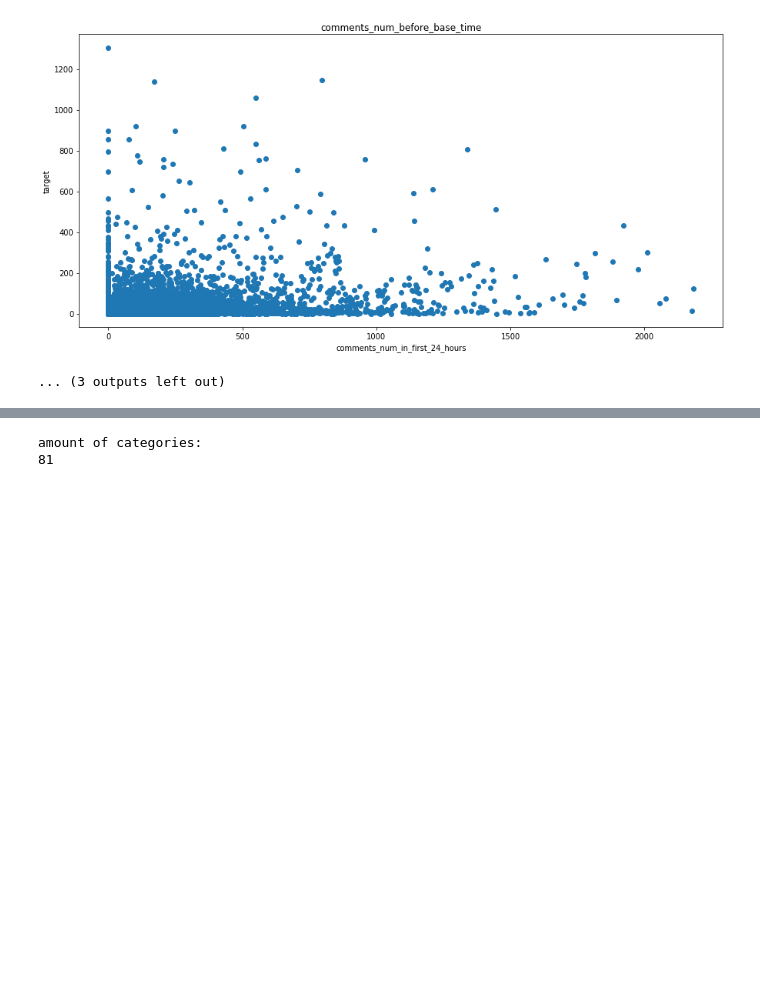
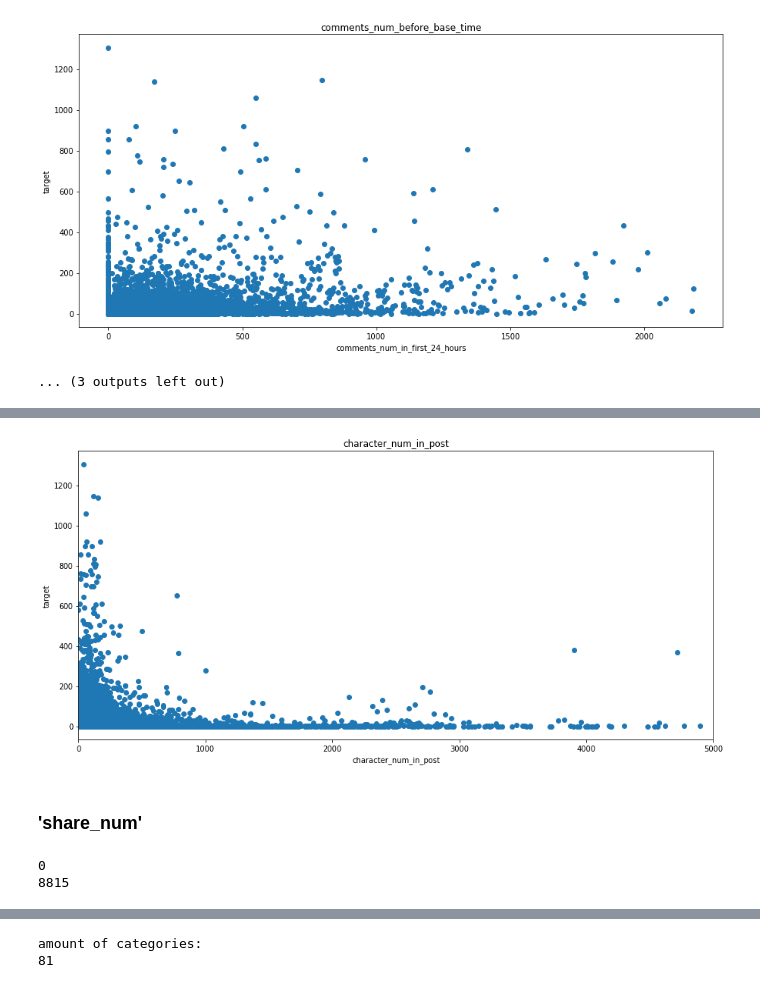
Before and after one commit to HollowPrincess/ML-introduction-2019, a Jupyter notebook: linear_regression/visualizations.ipynb, the cells around one changed output, grey strips where cells are left out. Drawn from its saved outputs; the diff is of its cells as text; code cells hidden in the pictures; blank space fills up the shorter version.

```diff
--- a/linear regression/visualizations.ipynb
+++ b/linear_regression/visualizations.ipynb
@@ -479,0 +483,18 @@ for name in names:
+# %%
+plt.figure(figsize=(15,7))
+plt.scatter(x=data['character_num_in_post'], y=data['target'])
+plt.xlabel('character_num_in_post')
+plt.ylabel('target')
+plt.xlim(0,5000)
+plt.title('character_num_in_post')
+plt.show()
+# %% [output]
+[figure, added]
+# %% [markdown]
+###   'share_num'
+# %%
+print(data.loc[data['share_num']==0].shape[0])
+print(data.loc[data['share_num']==1].shape[0])
+# %% [output]
+0
+8815
```
Also changed, not shown: parts of 40 cells of this notebook, 45 other files.
